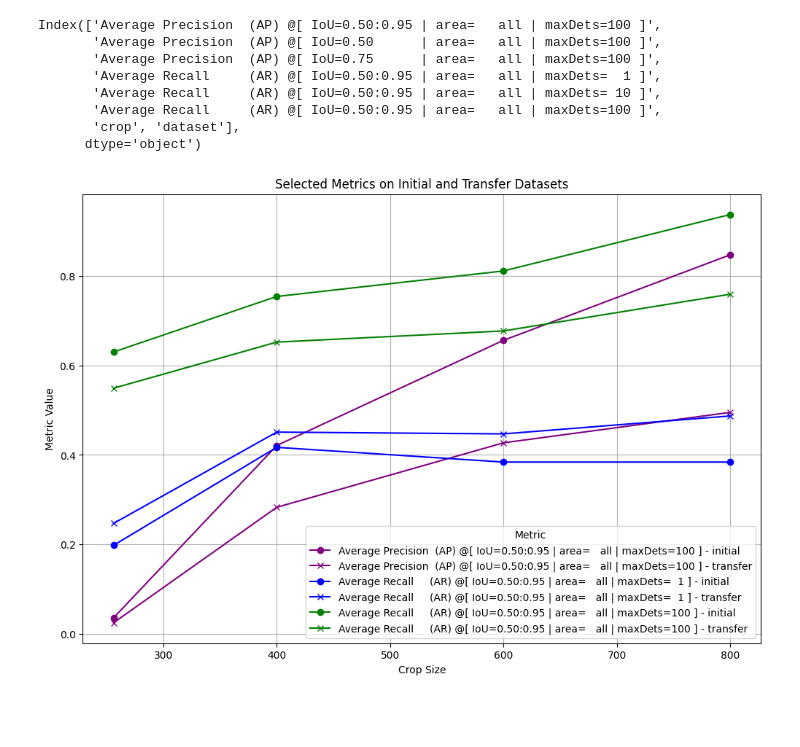
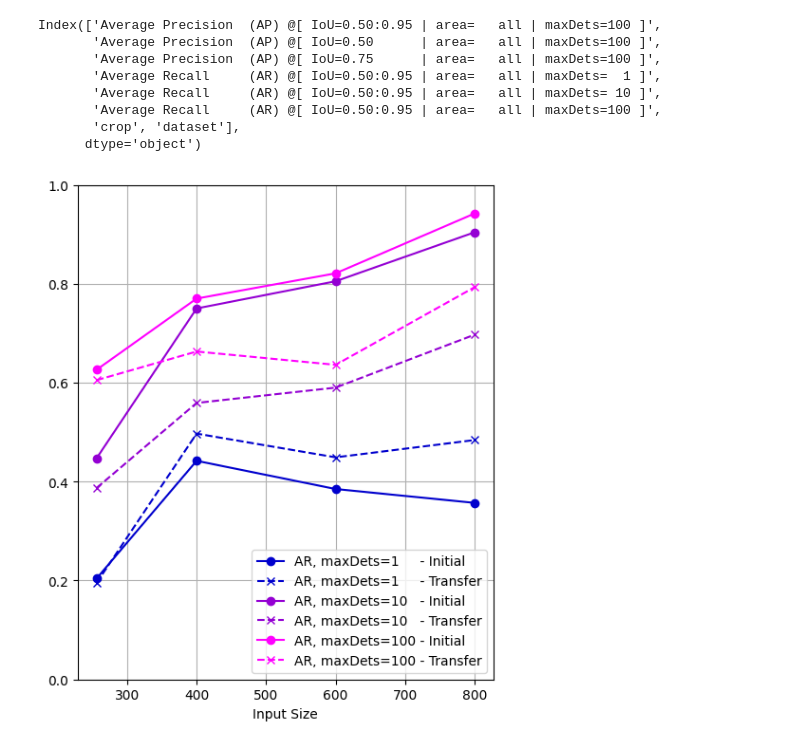
Before and after one commit to amirhnazerii/Transformer_OD_TPU, a Jupyter notebook: notebooks/visualization/testing_graphs.ipynb, the cells around one changed output. Cells and saved outputs as stored; diff of their text form; code cells hidden in the pictures; blank space fills up the shorter version.

```diff
--- a/notebooks/visualization/testing_graphs.ipynb
+++ b/notebooks/visualization/testing_graphs.ipynb
@@ -45,7 +45,7 @@ all_metrics = []
 for crop in crops:
     for dataset in datasets:
         # Construct the filename based on the crop and dataset
-        filename = f'/workspace/detr_output_{crop}_binary_skip/coco_eval_output_{dataset}_data.txt'
+        filename = f'/workspace/detr_output_{crop}_binary_skip_ep500/coco_eval_output_{dataset}_data.txt'
         # Extract metrics
         metrics = extract_metrics(filename)
         metrics['crop'] = crop
@@ -78,28 +78,39 @@ Index(['Average Precision  (AP) @[ IoU=0.50:0.95 | area=   all | maxDets=100 ]',
       dtype='object')
 # %%
 color_dict = {
-    'Average Precision  (AP) @[ IoU=0.50:0.95 | area=   all | maxDets=100 ]':'purple',
-#    'Average Precision  (AP) @[ IoU=0.50      | area=   all | maxDets=100 ]':'orange',
-#    'Average Precision  (AP) @[ IoU=0.75      | area=   all | maxDets=100 ]':'red',
-    'Average Recall     (AR) @[ IoU=0.50:0.95 | area=   all | maxDets=  1 ]':'blue',
-#    'Average Recall     (AR) @[ IoU=0.50:0.95 | area=   all | maxDets= 10 ]':'teal',
-    'Average Recall     (AR) @[ IoU=0.50:0.95 | area=   all | maxDets=100 ]':'green'
+    # 'Average Precision  (AP) @[ IoU=0.50:0.95 | area=   all | maxDets=100 ]':'red',
+    # 'Average Precision  (AP) @[ IoU=0.50      | area=   all | maxDets=100 ]':'orange',
+    # 'Average Precision  (AP) @[ IoU=0.75      | area=   all | maxDets=100 ]':'yellow',
+    'Average Recall     (AR) @[ IoU=0.50:0.95 | area=   all | maxDets=  1 ]':'mediumblue',
+    'Average Recall     (AR) @[ IoU=0.50:0.95 | area=   all | maxDets= 10 ]':'darkviolet',
+    'Average Recall     (AR) @[ IoU=0.50:0.95 | area=   all | maxDets=100 ]':'magenta'
 }
 
+name_dict = {
+    'Average Precision  (AP) @[ IoU=0.50:0.95 | area=   all | maxDets=100 ]':'AP @ IoU=0.50:0.95',
+    'Average Precision  (AP) @[ IoU=0.50      | area=   all | maxDets=100 ]':'AP @ IoU=0.50     ',
+    'Average Precision  (AP) @[ IoU=0.75      | area=   all | maxDets=100 ]':'AP @ IoU=0.75     ',
+    'Average Recall     (AR) @[ IoU=0.50:0.95 | area=   all | maxDets=  1 ]':'AR, maxDets=1    ',
+    'Average Recall     (AR) @[ IoU=0.50:0.95 | area=   all | maxDets= 10 ]':'AR, maxDets=10  ',
+    'Average Recall     (AR) @[ IoU=0.50:0.95 | area=   all | maxDets=100 ]':'AR, maxDets=100'}
 
 symbol_dict = {'initial':'o','transfer':'x'}
-plt.figure(figsize=(12, 8))
+style_dict = {'initial':'solid','transfer':'dashed'}
+plt.figure(figsize=(5, 6))
 for metric in color_dict.keys():
     for dataset in datasets:
         dataset_df = results_df[results_df['dataset'] == dataset]
         crop_df = dataset_df[dataset_df['crop'] == crop]
-        plt.plot(dataset_df['crop'], dataset_df[metric], marker=symbol_dict[dataset], color=color_dict[metric], label=f'{metric} - {dataset}')
+        plt.plot(dataset_df['crop'], dataset_df[metric], marker=symbol_dict[dataset], linestyle=style_dict[dataset], color=color_dict[metric], label=f'{name_dict[metric]} - {dataset.capitalize()}')
 
-plt.title('Selected Metrics on Initial and Transfer Datasets')
-plt.xlabel('Crop Size')
-plt.ylabel('Metric Value')
-plt.legend(title='Metric')
+
+plt.xlabel('Input Size')
+
+plt.ylim(0,1)
+
+plt.legend()
 plt.grid(True)
-plt.savefig('/workspace/visualizations/perfometrics.png')
+plt.tight_layout()
+plt.savefig('/workspace/visualizations/recall.png')
 # %% [output]
-[figure, old version]
+[figure, new version]
```
Also changed, not shown: parts of 2 cells of this notebook, 22 other files.
